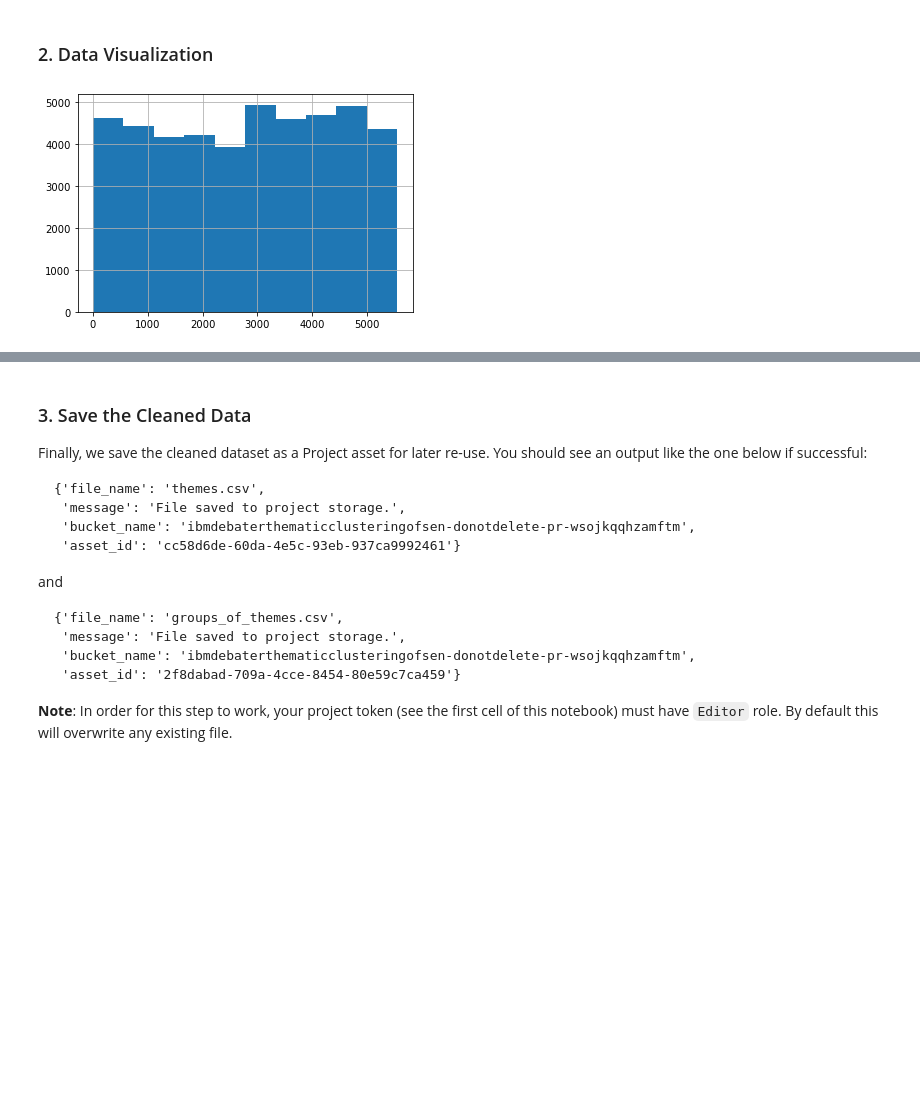
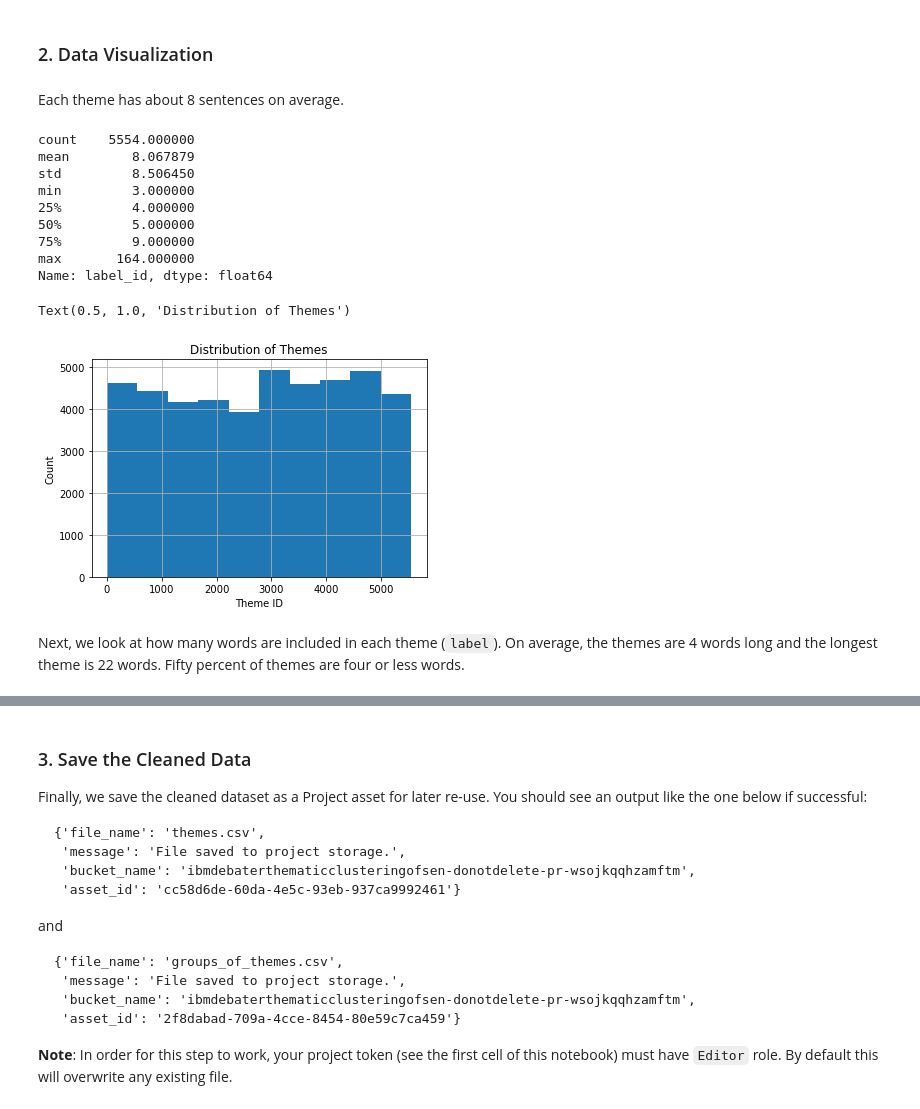
Before and after one commit to CODAIT/watson-studio-gallery-thematic-clustering-project, a Jupyter notebook: notebooks/Part 1 - Data Exploration & Visualization.ipynb, the cells around one changed output, grey strips where cells are left out. Cells and saved outputs as stored; diff of their text form; code cells hidden in the pictures; blank space fills up the shorter version.

Commit message:
Add data visualizations

```diff
--- a/notebooks/Part 1 - Data Exploration & Visualization.ipynb
+++ b/notebooks/Part 1 - Data Exploration & Visualization.ipynb
@@ -196,7 +196,27 @@ groups_of_themes.head()
 | 4 | [3029, 3826, 3057, 3969, 5299] |
 # %% [markdown]
 ### 2. Data Visualization <a class="anchor" id="2"></a>
+# %% [markdown]
+Each theme has about 8 sentences on average.
 # %%
-df.label_id.hist();
+df.label_id.value_counts().describe()
 # %% [output]
-[figure, removed]
+count    5554.000000
+mean        8.067879
+std         8.506450
+min         3.000000
+25%         4.000000
+50%         5.000000
+75%         9.000000
+max       164.000000
+Name: label_id, dtype: float64
+# %%
+ax = df.label_id.hist()
+ax.set_xlabel('Theme ID')
+ax.set_ylabel('Count')
+ax.set_title('Distribution of Themes')
+# %% [output]
+Text(0.5, 1.0, 'Distribution of Themes')
+[figure, added]
+# %% [markdown]
+Next, we look at how many words are included in each theme (`label`). On average, the themes are 4 words long and the longest theme is 22 words. Fifty percent of themes are four or less words.
```
Also changed, not shown: parts of 8 cells of this notebook.
